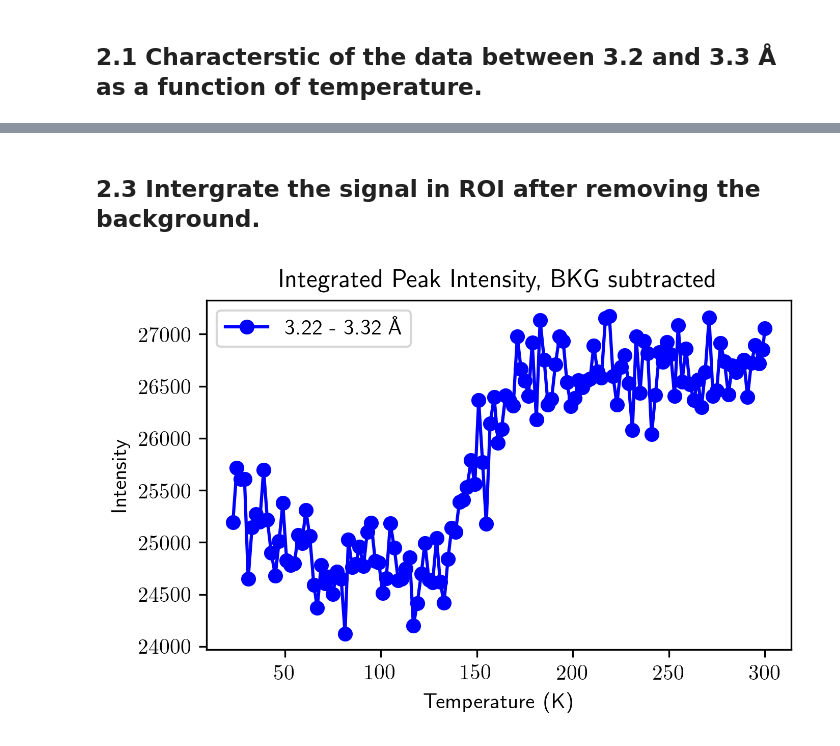
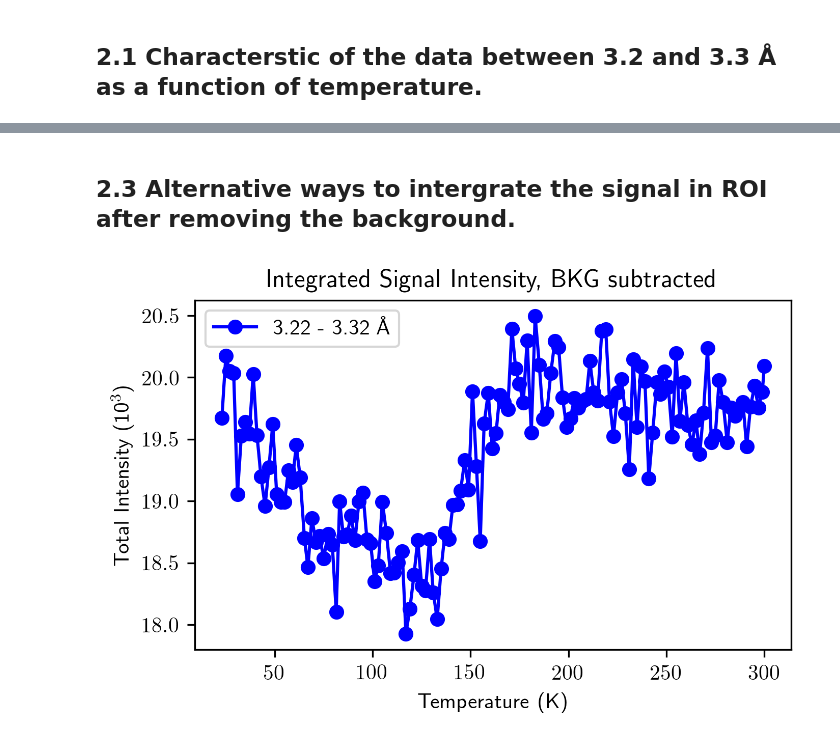
Before and after one commit to yaohualiu/NPD, a Jupyter notebook: NPD_Q2.ipynb, the cells around one changed output, grey strips where cells are left out. Saved outputs shown, nothing was run; the diff lists cells and outputs as text; code cells hidden in the pictures.

```diff
--- a/NPD_Q2.ipynb
+++ b/NPD_Q2.ipynb
@@ -147,10 +137,0 @@ plot_mlines(_intsy, _temps, temprange, _dds, drange, figtitle = 'PWD_{roi}', fil
-# %%
-bkg = []
-data=intsy[_temps.index(220)]
-for i in np.arange(100):
-    bkg.append(data[data<np.percentile(data, i)].std())
-
-plt.plot(bkg, '.-')
-plt.ylabel('std')
-plt.xlabel('percentile')
-plt.plot([50], [bkg[50]], '*', color='red')
@@ -337,8 +386,17 @@ db = DBSCAN(eps=1.06, min_samples=n_cutoff, n_jobs=-1).fit(pnt_loc, sample_weigh
 print("number of cutoff %5.2e; number ofclusters, %d, including bkg" %(n_cutoff, len(set(db.labels_))))
 
 figsize(12, 4.8)
-Plot_Clustering(db, -1, dd_cs, temps, savefilename="Q2/Figs/BKG_pnts_DBSCAN.png")
-Plot_Clustering(db, 0, dd_cs, temps, savefilename="Q2/Figs/Signal_pnts_DBSCAN.png")
+Plot_Clustering(db, -1, temps, dd_cs, savefilename="Q2/Figs/BKG_pnts_DBSCAN.png")
+Plot_Clustering(db, 0, temps, dd_cs, savefilename="Q2/Figs/Signal_pnts_DBSCAN.png")
+
+
+_xx, _yy = pnt_loc[db.labels_ == -1].T
+_xx = dd_cs[(_xx/s).astype(int)]
+_yy = temps[(_yy).astype(int)]
+_bkg = pnt_weight[db.labels_ == -1]
+Bkg_Coef, _Pars_order, _Bins_order = Opt_Globkg_order(_bkg, _yy, _xx)
+print(Bkg_Coef, _Pars_order, _Bins_order)
+intsy_rmbkg = rm_Global_Bkg(Bkg_Coef, intsy, temps, dd_cs, _Pars_order, _Bins_order)
 # %% [output]
 rough estimateion of the background level  91.8044717908
 number of cutoff 1.79e+03; number ofclusters, 134, including bkg
@@ -349,7 +406,0 @@ number of cutoff 1.79e+03; number ofclusters, 134, including bkg
-# %%
-_xx, _yy = pnt_loc[db.labels_ == -1].T
-_xx = dd_cs[(_xx/s).astype(int)]
-_yy = temps[(_yy).astype(int)]
-_bkg = pnt_weight[db.labels_ == -1]
-Bkg_Coef, _Pars_order, _Bins_order = Opt_Globkg_order(_bkg, _yy, _xx, tol=1e-3, Par_maxOrder=5, Bin_maxOrder=5)
-print(Bkg_Coef, _Pars_order, _Bins_order)
@@ -359,5 +443,5 @@ Par_order = 2, Bin_Order = 3
 # %% [markdown]
-## 2.3  Intergrate the signal in ROI after removing the background.
+## 2.3  Alternative ways to intergrate the signal in ROI after removing the background.
 # %%
 def Sum_Peak_Int_Gbkg(IntsyMap, exp_pars, _bins, binrange):
     '''
@@ -383,19 +467,19 @@ def Sum_Peak_Int_Gbkg(IntsyMap, exp_pars, _bins, binrange):
     return np.asarray(int_sum)
 # %%
 intsy_rmbkg = rm_Global_Bkg(Bkg_Coef, intsy, temps, dd_cs, _Pars_order, _Bins_order)
-intsy_roi = Sum_Peak_Int_Gbkg(intsy, temps, _dds, [3.22, 3.32])
+intsy_roi = Sum_Peak_Int_Gbkg(intsy_rmbkg, temps, _dds, [3.22, 3.32])
 res = np.vstack((temps, intsy_roi))
-np.save('Q2/Data/temp_dep_roi', res.T)
+np.save('Q2/Data/temp_dep_roi_rmbkg', res.T)
 
 plt.figure(figsize(4.8, 3.2))
 label = r'3.22 - 3.32 \AA'
-plt.plot(temps, intsy_roi, 'o-', color='b', label=label)
-plt.title('Integrated Peak Intensity, BKG subtracted')
+plt.plot(temps, intsy_roi/1000, 'o-', color='b', label=label)
+plt.title('Integrated Signal Intensity, BKG subtracted')
 plt.xlabel('Temperature (K)')
-plt.ylabel('Intensity')
+plt.ylabel('Total Intensity (10$^3$)')
 plt.tight_layout()
 plt.legend(loc=2)
-plt.savefig('Q2/Figs/SinglePeakIntensity_3p2_3p3_rm_BKG.png')
+plt.savefig('Q2/Figs/SingleIntensity_3p2_3p3_rm_BKG.png')
 plt.show()
 # %% [output]
-[figure, old version]
+[figure, new version]
```
Also changed, not shown: parts of 18 cells of this notebook.
